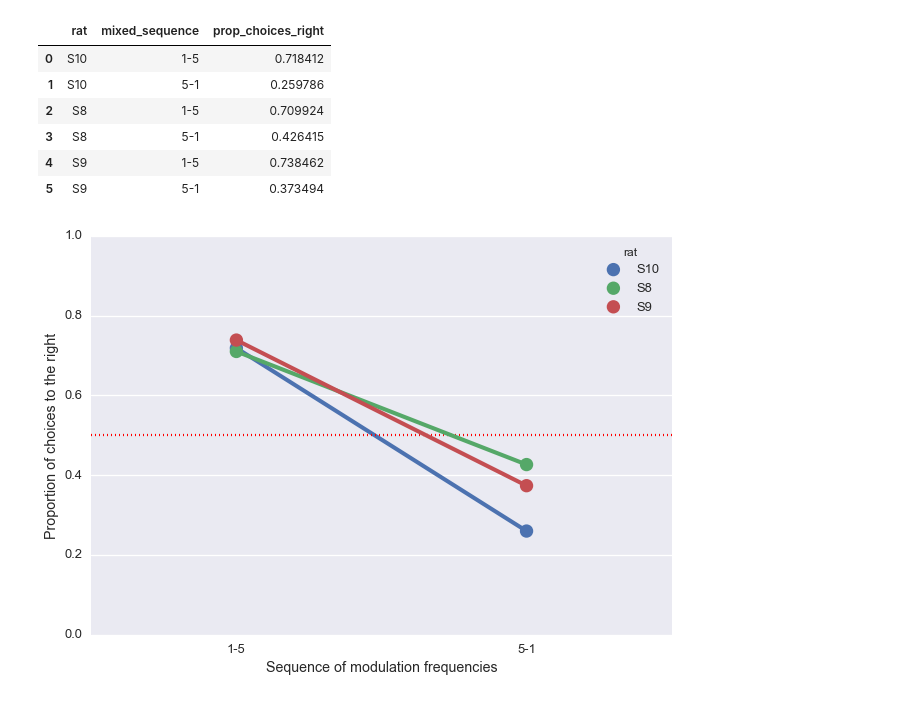
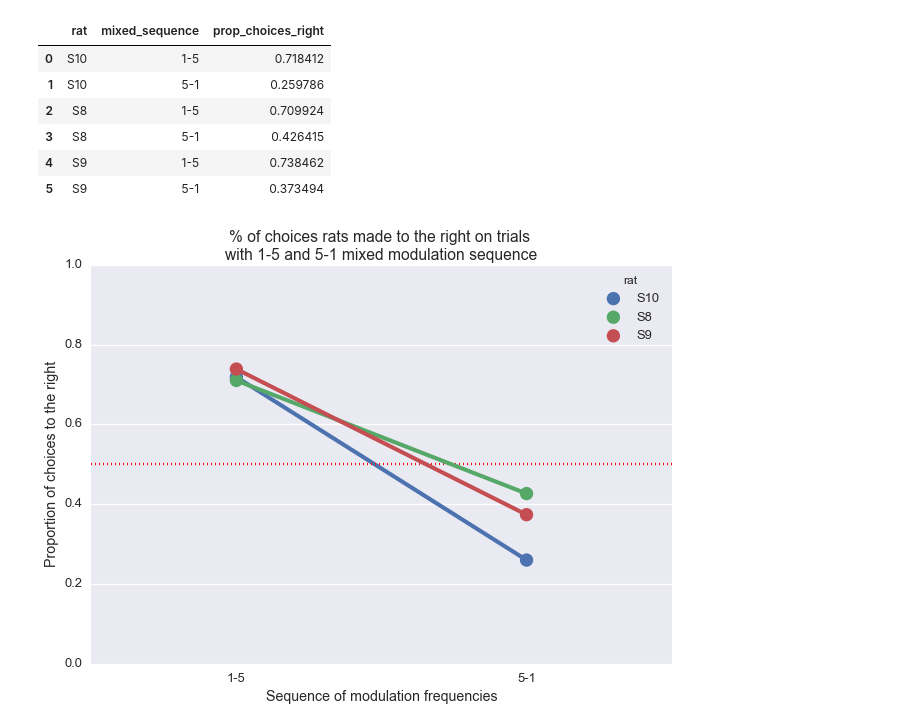
Before and after one commit to antopolskiy/code_showcase, a Jupyter notebook: rat_behavior_mixed_trials_analysis.ipynb, the cells around one changed output. Saved outputs shown, nothing was run; the diff lists cells and outputs as text; code cells hidden in the pictures.

```diff
--- a/rat_behavior_mixed_trials_analysis.ipynb
+++ b/rat_behavior_mixed_trials_analysis.ipynb
@@ -95,12 +95,13 @@ prop_right
 # %%
 sns.pointplot(data=prop_right,x='mixed_sequence',y='prop_choices_right',hue='rat')
 
 # chance level choice
 plt.hlines(0.5,*plt.gca().get_xlim(),linestyles=':',colors='r')
 
 plt.ylim([0,1])
 plt.ylabel('Proportion of choices to the right')
 plt.xlabel('Sequence of modulation frequencies')
+plt.title('% of choices rats made to the right on trials \nwith 1-5 and 5-1 mixed modulation sequence')
 plt.show()
 # %% [output]
-[figure, old version]
+[figure, new version]
```
Also changed, not shown: parts of 2 cells of this notebook.
